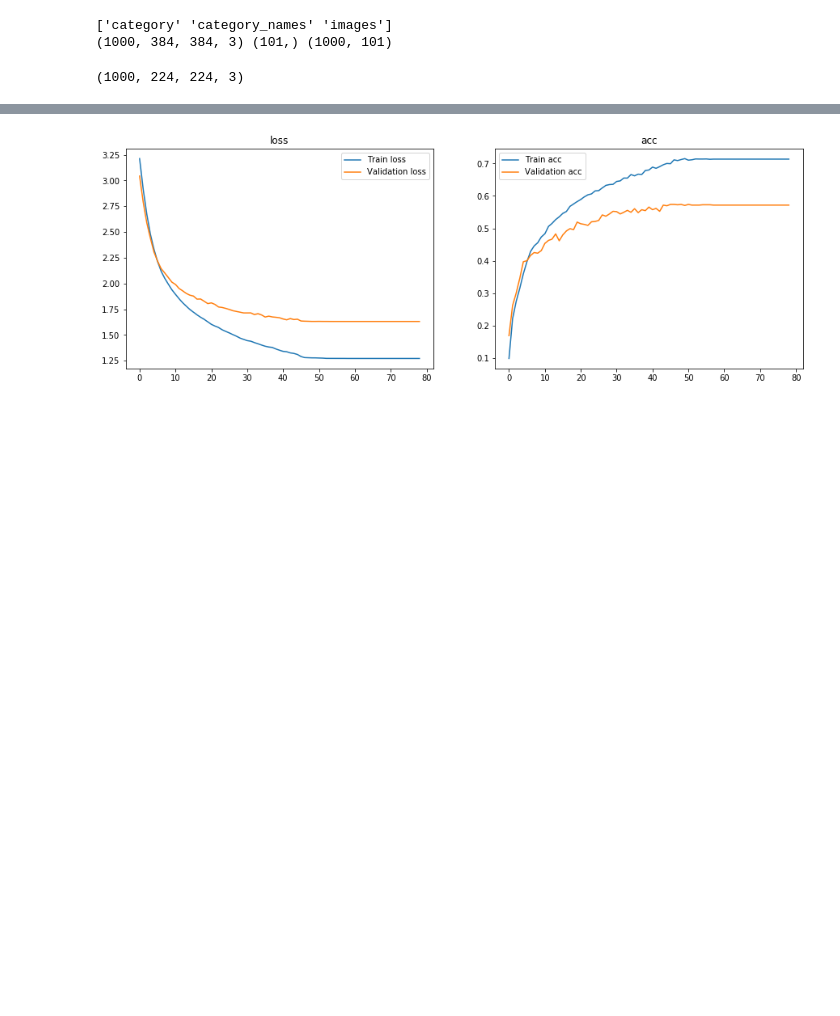
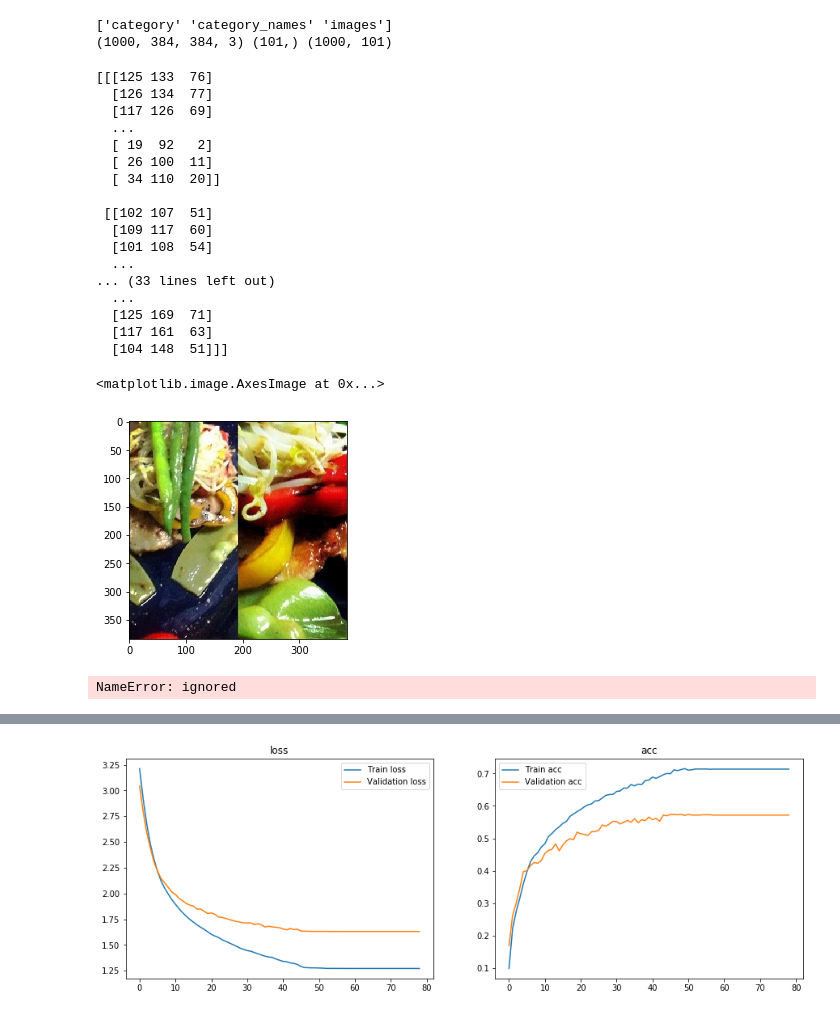
Before and after one commit to AshishGusain17/via_google_colab, a Jupyter notebook: data_augmentation.ipynb, the cells around one changed output, grey strips where cells are left out. Cells and saved outputs as stored; diff of their text form; code cells hidden in the pictures; blank space fills up the shorter version.

```diff
--- a/data_augmentation.ipynb
+++ b/data_augmentation.ipynb
@@ -68,21 +72,37 @@ def show_final_history(history):
 import h5py
 dataset = h5py.File('/content/drive/My Drive/food_dataset/g.h5', "r")
 print(np.array(dataset))
-XX = dataset["images"][:]
+X = dataset["images"][:]
 names = dataset["category_names"][:]
 Z = dataset["category"][:]
 
-num=XX.shape[0]
-print(XX.shape,names.shape,Z.shape)
+print(X.shape,names.shape,Z.shape)
 # %% [output]
 ['category' 'category_names' 'images']
 (1000, 384, 384, 3) (101,) (1000, 101)
-# %%
-imgsize=224
-X=np.zeros((num,imgsize,imgsize,3))
-for ind in range(num):
-  img = cv2.resize(XX[ind].reshape(XX.shape[1],XX.shape[1],3),(imgsize,imgsize))
-  X[ind]=img
-print(X.shape)
-# %% [output]
-(1000, 224, 224, 3)
+# %%
+ind=7
+# print(X[ind]/255)
+la=X[ind]
+print(la)
+plt.imshow(la)
+# %% [output]
+[[[125 133  76]
+  [126 134  77]
+  [117 126  69]
+  ...
+  [ 19  92   2]
+  [ 26 100  11]
+  [ 34 110  20]]
+
+ [[102 107  51]
+  [109 117  60]
+  [101 108  54]
+  ...
+... (33 lines left out)
+  ...
+  [125 169  71]
+  [117 161  63]
+  [104 148  51]]]
+<matplotlib.image.AxesImage at 0x...>
+[figure, added]
@@ -88,0 +120,15 @@ print(X.shape)
+# %%
+img=X[ind]
+s=data.flow(img.reshape(1,X.shape[1],X.shape[2],X.shape[3]),batch_size=1)
+print(len(s))               # 84
+# for batch in s:
+#   for img in batch:
+#     print(img.shape)
+#     break
+#   break
+print(s[0][0])
+zz=s[0][0]
+plt.imshow(zz)
+# plt.imshow(s[0][0])
+# %% [output]
+NameError: ignored
```
Also changed, not shown: parts of 10 cells of this notebook.
